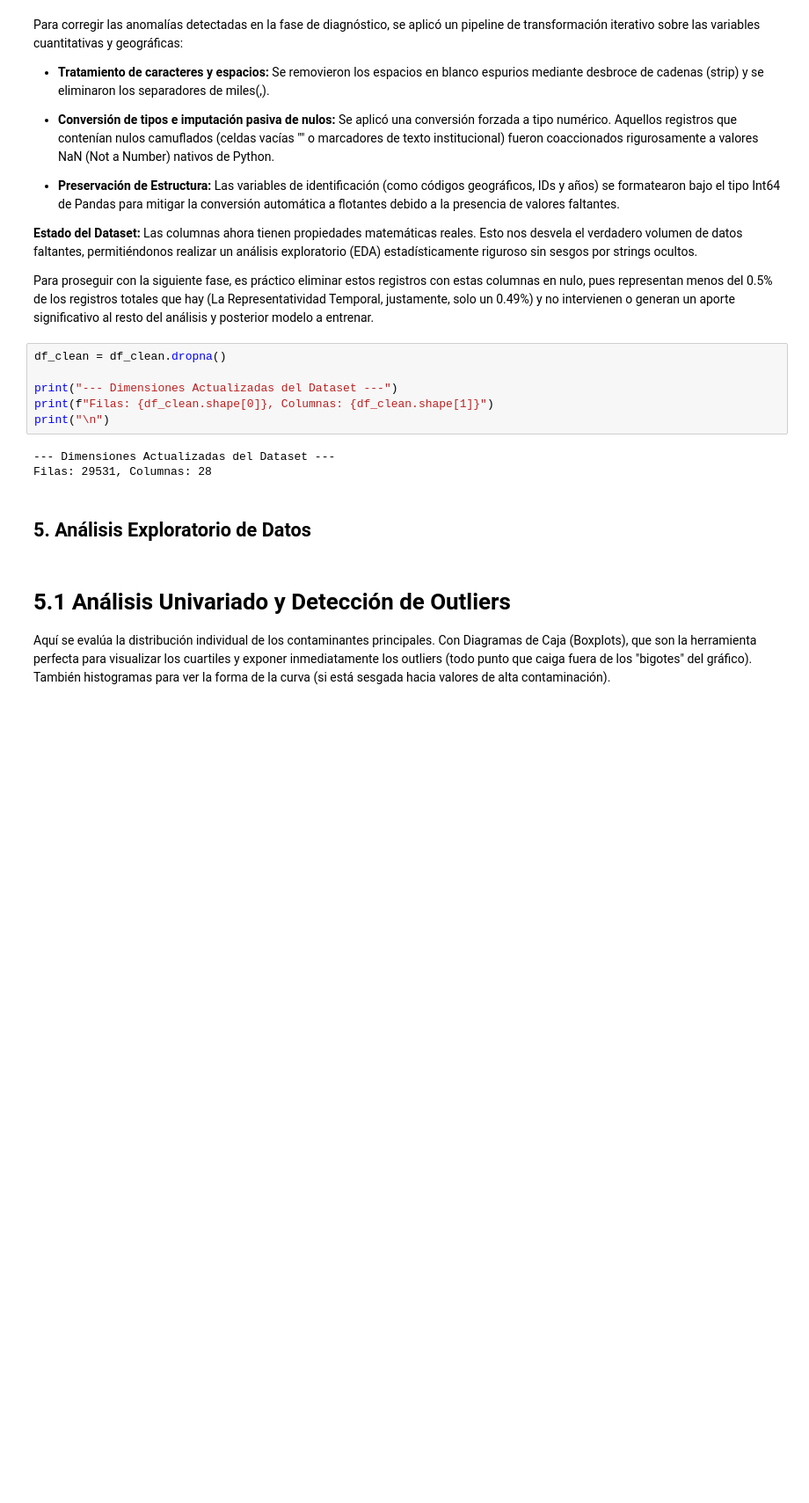
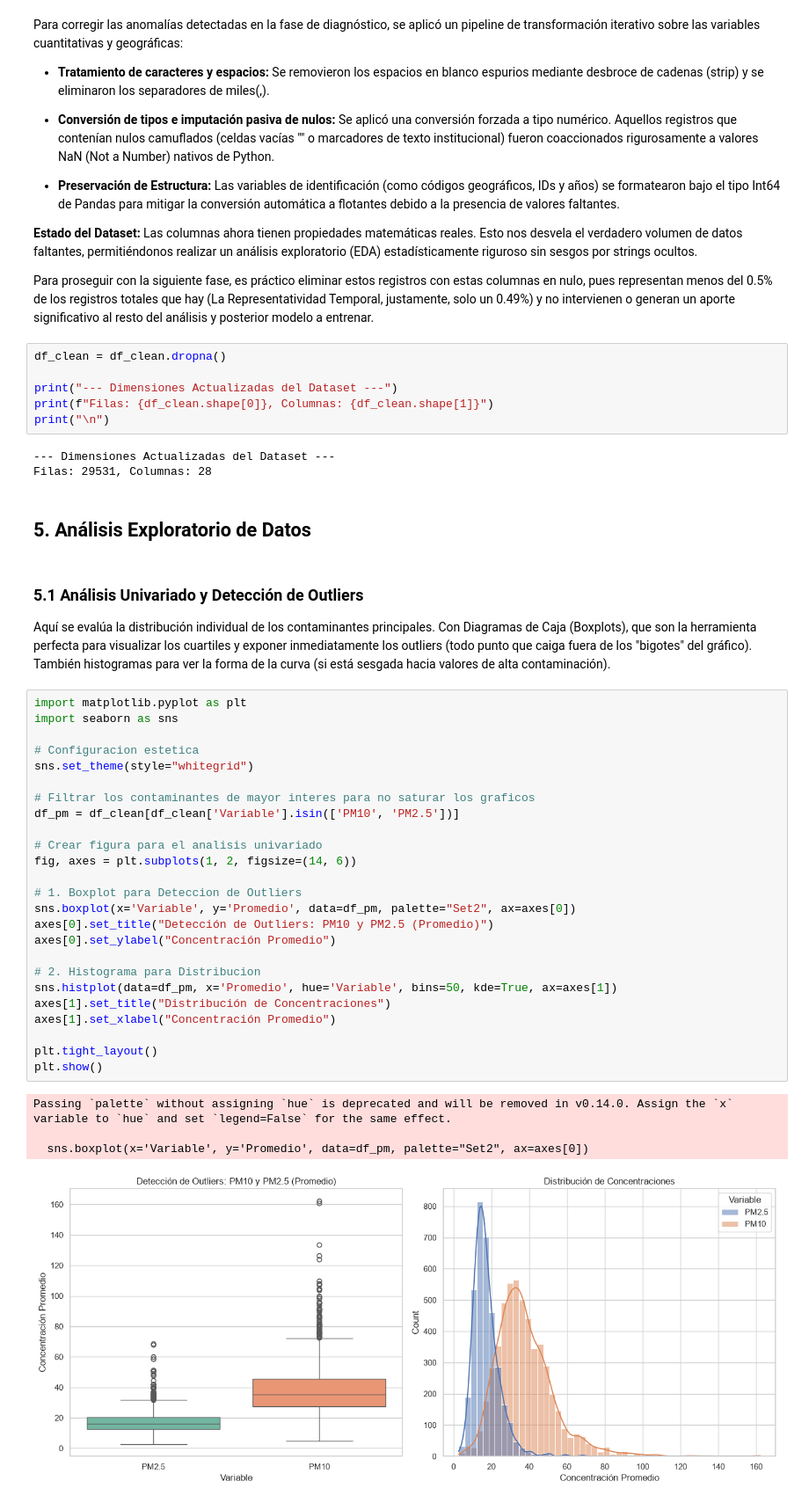
Before and after one commit to juanexzedh/Pipeline_ML, a Jupyter notebook: notebooks/01_eda_modelo.ipynb, the cells around one changed output. Shown at 88% size. Cells and saved outputs as stored; diff of their text form; blank space fills up the shorter version.

```diff
--- a/notebooks/01_eda_modelo.ipynb
+++ b/notebooks/01_eda_modelo.ipynb
@@ -239,5 +239,35 @@ Filas: 29531, Columnas: 28
 # %% [markdown]
 ## 5. Análisis Exploratorio de Datos
 # %% [markdown]
-# **5.1 Análisis Univariado y Detección de Outliers**
+### **5.1 Análisis Univariado y Detección de Outliers**
 Aquí se evalúa la distribución individual de los contaminantes principales. Con Diagramas de Caja (Boxplots), que son la herramienta perfecta para visualizar los cuartiles y exponer inmediatamente los outliers (todo punto que caiga fuera de los "bigotes" del gráfico). También histogramas para ver la forma de la curva (si está sesgada hacia valores de alta contaminación).
+# %%
+import matplotlib.pyplot as plt
+import seaborn as sns
+
+# Configuracion estetica
+sns.set_theme(style="whitegrid")
+
+# Filtrar los contaminantes de mayor interes para no saturar los graficos
+df_pm = df_clean[df_clean['Variable'].isin(['PM10', 'PM2.5'])]
+
+# Crear figura para el analisis univariado
+fig, axes = plt.subplots(1, 2, figsize=(14, 6))
+
+# 1. Boxplot para Deteccion de Outliers
+sns.boxplot(x='Variable', y='Promedio', data=df_pm, palette="Set2", ax=axes[0])
+axes[0].set_title("Detección de Outliers: PM10 y PM2.5 (Promedio)")
+axes[0].set_ylabel("Concentración Promedio")
+
+# 2. Histograma para Distribucion
+sns.histplot(data=df_pm, x='Promedio', hue='Variable', bins=50, kde=True, ax=axes[1])
+axes[1].set_title("Distribución de Concentraciones")
+axes[1].set_xlabel("Concentración Promedio")
+
+plt.tight_layout()
+plt.show()
+# %% [output]
+Passing `palette` without assigning `hue` is deprecated and will be removed in v0.14.0. Assign the `x` variable to `hue` and set `legend=False` for the same effect.
+
+  sns.boxplot(x='Variable', y='Promedio', data=df_pm, palette="Set2", ax=axes[0])
+[figure, added]
```
Also changed, not shown: parts of 9 cells of this notebook.
